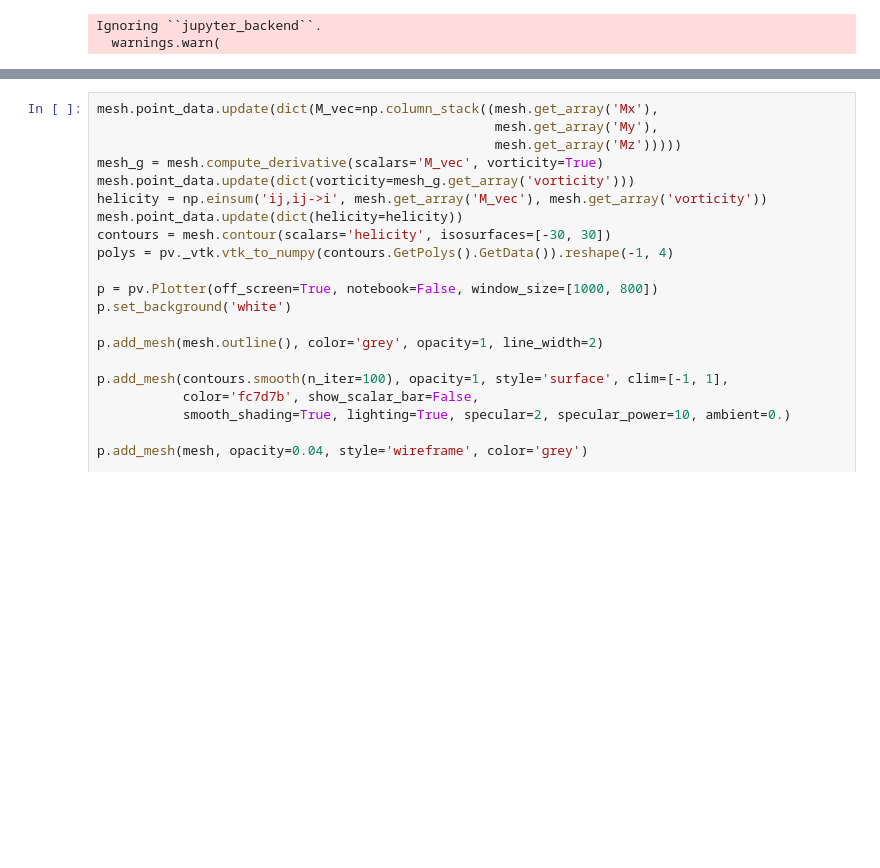
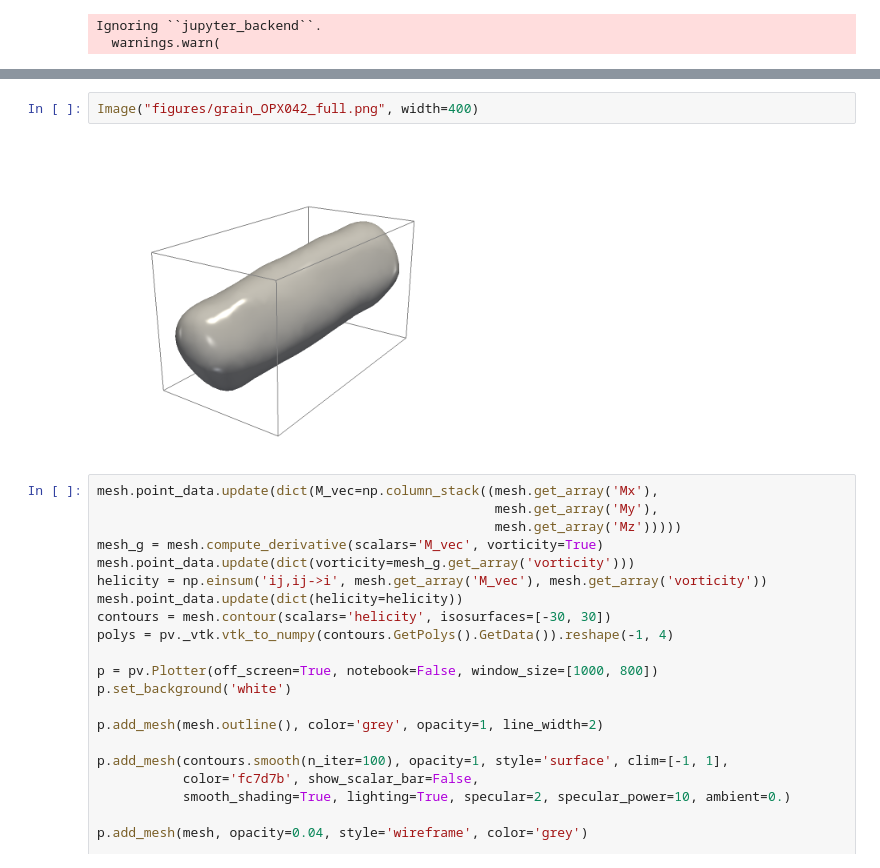
Before and after one commit to Micromagnetic-Tomography/paper-2023-mmt-numerical-libraries, a Jupyter notebook: notebooks/micro_demag_signature_Ngrains.ipynb, the cells around one changed output, grey strips where cells are left out. Cells and saved outputs as stored; diff of their text form; blank space fills up the shorter version.

```diff
--- a/notebooks/micro_demag_signature_Ngrains.ipynb
+++ b/notebooks/micro_demag_signature_Ngrains.ipynb
@@ -102,3 +103,7 @@ Ignoring ``jupyter_backend``.
+# %%
+Image("figures/grain_OPX042_full.png", width=400)
+# %% [output]
+[figure, added]
 # %%
 mesh.point_data.update(dict(M_vec=np.column_stack((mesh.get_array('Mx'),
                                                    mesh.get_array('My'),
```
Also changed, not shown: parts of 7 cells of this notebook, 3 other files.
